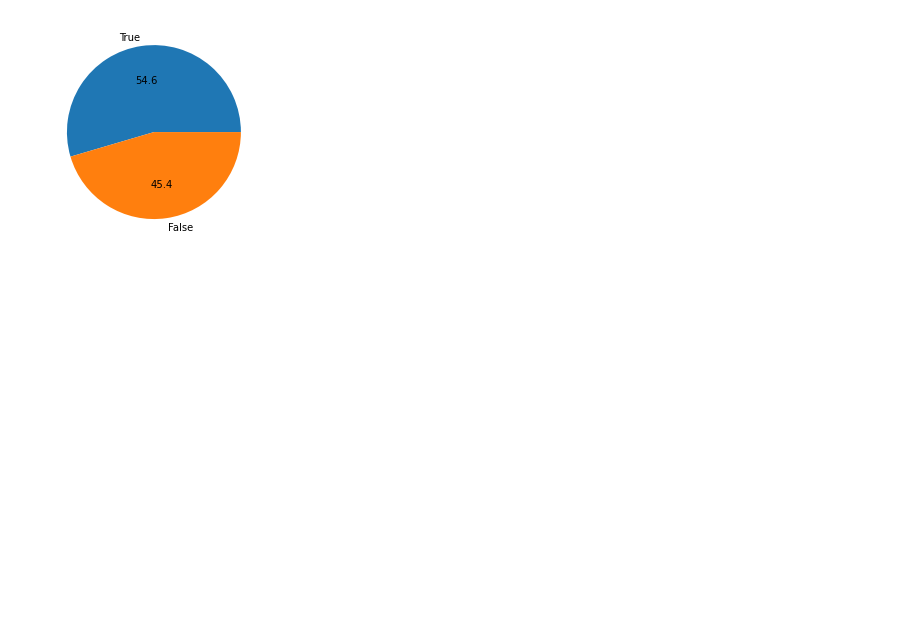
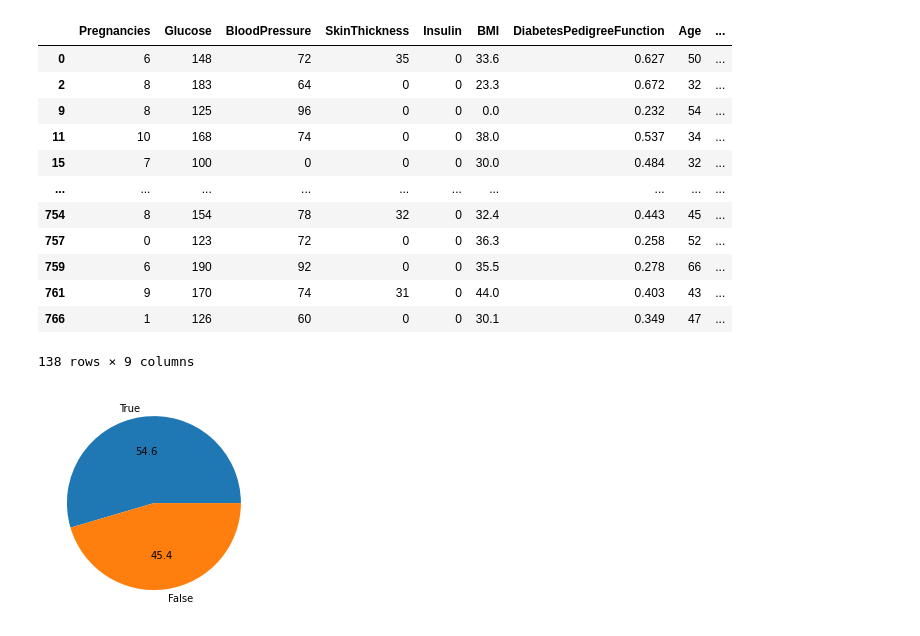
Before and after one commit to ojjy/datascience, a Jupyter notebook: diabetes/diabetes.ipynb, the cells around one changed output. Saved outputs shown, nothing was run; the diff lists cells and outputs as text; code cells hidden in the pictures; blank space fills up the shorter version.

```diff
--- a/diabetes/diabetes.ipynb
+++ b/diabetes/diabetes.ipynb
@@ -7,3 +74,20 @@ df = pd.read_csv("diabetes.csv")
+# %%
+Insulindf = df[ (df["Insulin"] <= 10) & (df["Outcome"] == 1)] #인슐린이 적게 분비되면서 당뇨병인사람
+Insulindf
+# %% [output]
+|  | Pregnancies | Glucose | BloodPressure | SkinThickness | Insulin | BMI | DiabetesPedigreeFunction | Age | ... |
+| 0 | 6 | 148 | 72 | 35 | 0 | 33.6 | 0.627 | 50 | ... |
+| 2 | 8 | 183 | 64 | 0 | 0 | 23.3 | 0.672 | 32 | ... |
+| 9 | 8 | 125 | 96 | 0 | 0 | 0.0 | 0.232 | 54 | ... |
+| 11 | 10 | 168 | 74 | 0 | 0 | 38.0 | 0.537 | 34 | ... |
+| 15 | 7 | 100 | 0 | 0 | 0 | 30.0 | 0.484 | 32 | ... |
+| ... | ... | ... | ... | ... | ... | ... | ... | ... | ... |
+| 754 | 8 | 154 | 78 | 32 | 0 | 32.4 | 0.443 | 45 | ... |
+| 757 | 0 | 123 | 72 | 0 | 0 | 36.3 | 0.258 | 52 | ... |
+| 759 | 6 | 190 | 92 | 0 | 0 | 35.5 | 0.278 | 66 | ... |
+| 761 | 9 | 170 | 74 | 31 | 0 | 44.0 | 0.403 | 43 | ... |
+| 766 | 1 | 126 | 60 | 0 | 0 | 30.1 | 0.349 | 47 | ... |
+138 rows × 9 columns
 # %%
 data = [(df["Pregnancies"] >2 ).value_counts(normalize=True)[True], (df["Pregnancies"]>2).value_counts(normalize=True)[False]]
 data
```
Also changed, not shown: parts of 34 cells of this notebook, 1 other file.
